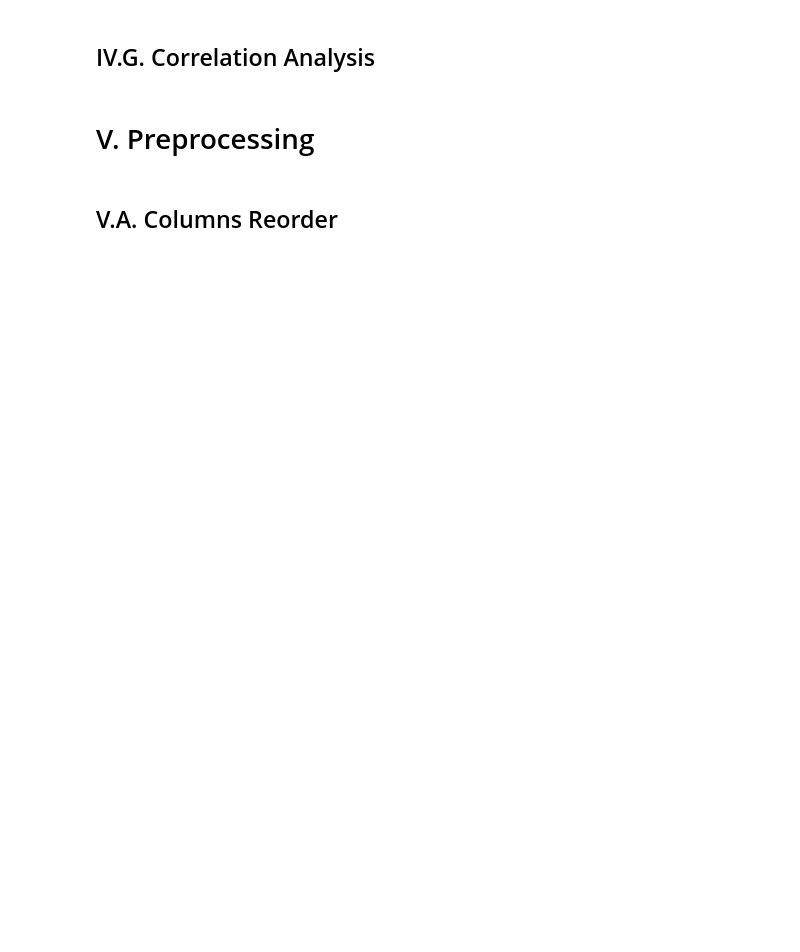
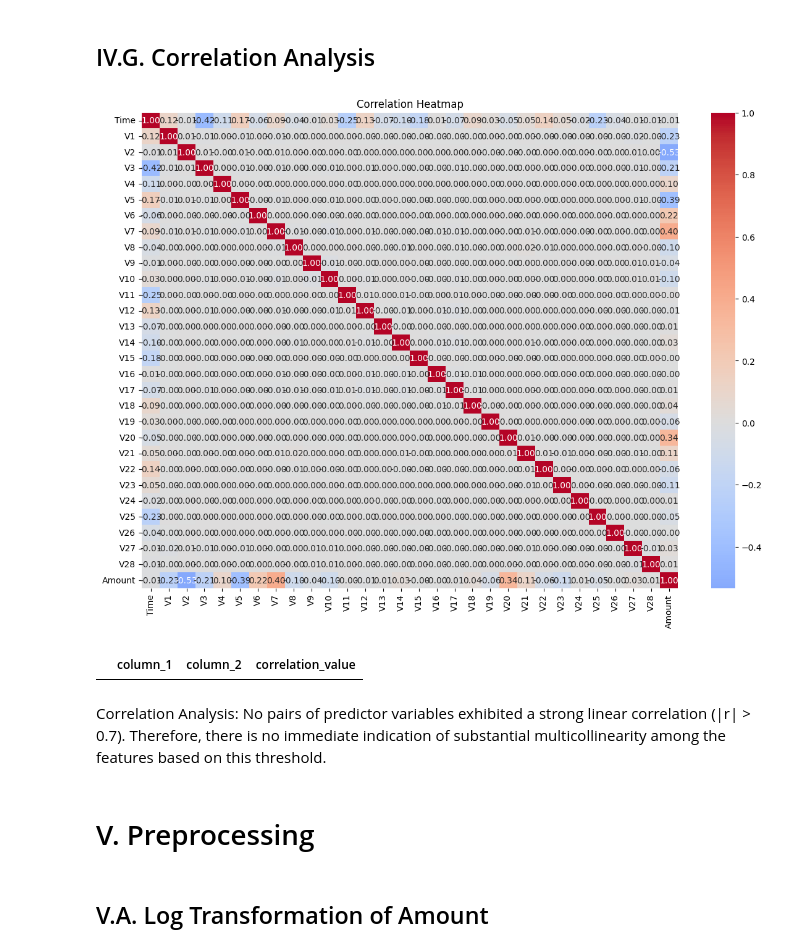
Before and after one commit to Delphinoc/credit_card_fraud_detection, a Jupyter notebook: notebooks/2_exploratory_data_analysis_and_preprocessing/exploratory_data_analysis_and_preprocessing.ipynb, the cells around one changed output. Saved outputs shown, nothing was run; the diff lists cells and outputs as text; code cells hidden in the pictures; blank space fills up the shorter version.

```diff
--- a/notebooks/2_exploratory_data_analysis_and_preprocessing/exploratory_data_analysis_and_preprocessing.ipynb
+++ b/notebooks/2_exploratory_data_analysis_and_preprocessing/exploratory_data_analysis_and_preprocessing.ipynb
@@ -308,24 +427,50 @@ anova_f_table
 # %% [markdown]
 ## IV.G. Correlation Analysis
 # %%
-corr_matrix = X_numerical.corr()
+# Correlation Analysis
+corr_matrix = X.corr()
 # %%
+plt.figure(figsize=(14, 10))
 plt.title("Correlation Heatmap")
-sns.heatmap(data=corr_matrix, annot=True)
+
+sns.heatmap(
+    corr_matrix,
+    annot=True,
+    fmt=".2f",
+    center=0,
+    cmap="coolwarm"
+)
+
 plt.show()
+# %% [output]
+[figure, added]
 # %%
 high_corr_list = []
 
 for i in range(len(corr_matrix.columns)):
     for j in range(i):
         if abs(corr_matrix.iloc[i, j]) > 0.7:
-            colname1, colname2 = corr_matrix.columns[i], corr_matrix.columns[j]
-            high_corr_list.append([colname1, colname2, corr_matrix.iloc[i, j]])
+            colname1 = corr_matrix.columns[i]
+            colname2 = corr_matrix.columns[j]
 
-high_corr_df = pd.DataFrame(high_corr_list, columns=["column_1", "column_2", "correlation_value"])
+            high_corr_list.append([
+                colname1,
+                colname2,
+                corr_matrix.iloc[i, j]
+            ])
+
+high_corr_df = pd.DataFrame(
+    high_corr_list,
+    columns=["column_1", "column_2", "correlation_value"]
+)
+
 high_corr_df
+# %% [output]
+|  | column_1 | column_2 | correlation_value |
+# %% [markdown]
+Correlation Analysis: No pairs of predictor variables exhibited a strong linear correlation (|r| > 0.7). Therefore, there is no immediate indication of substantial multicollinearity among the features based on this threshold.
 # %% [markdown]
 # V. Preprocessing
 # %% [markdown]
-## V.A. Columns Reorder
+## V.A. Log Transformation of Amount
 # %%
```
Also changed, not shown: parts of 45 cells of this notebook, 4 other files.
